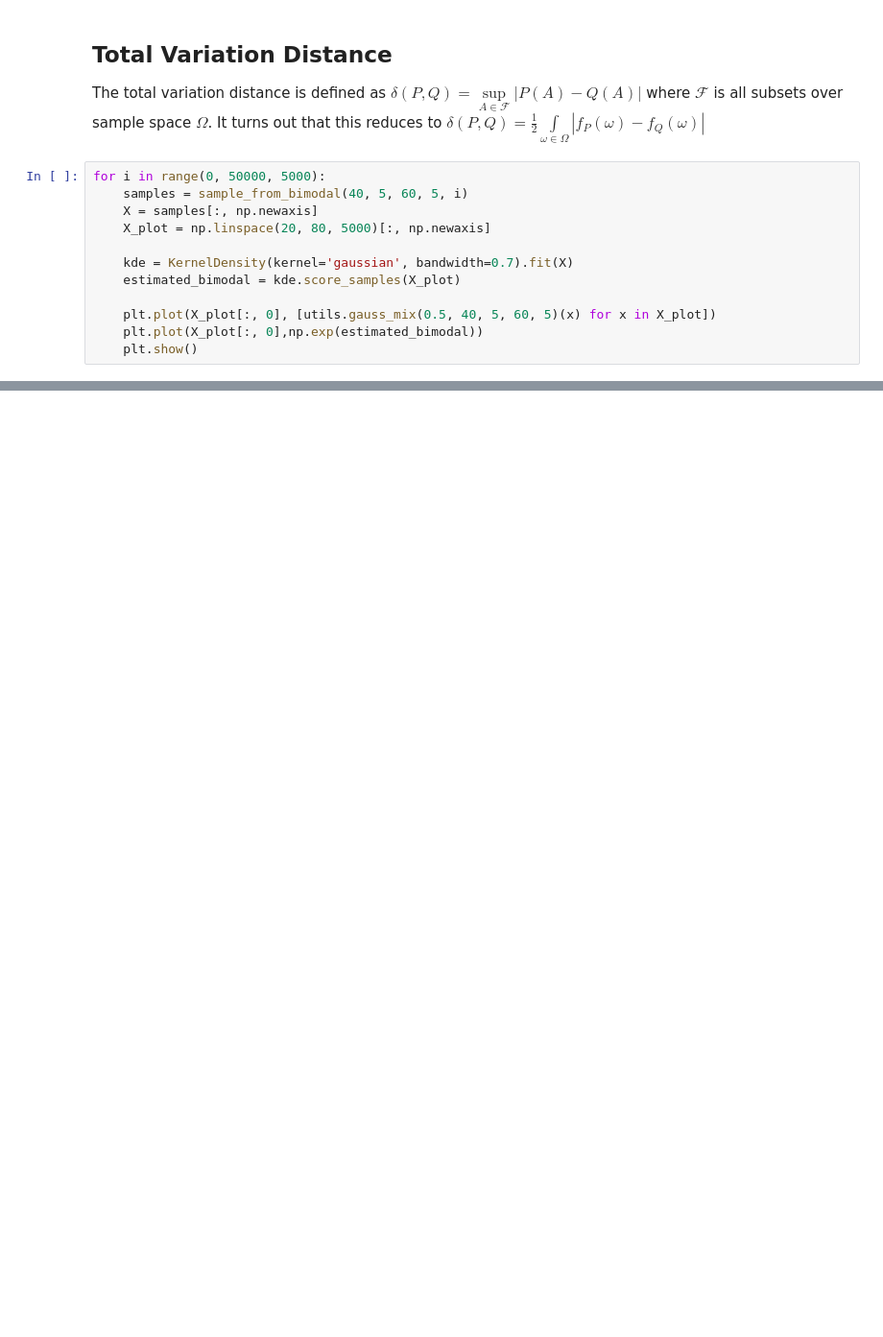
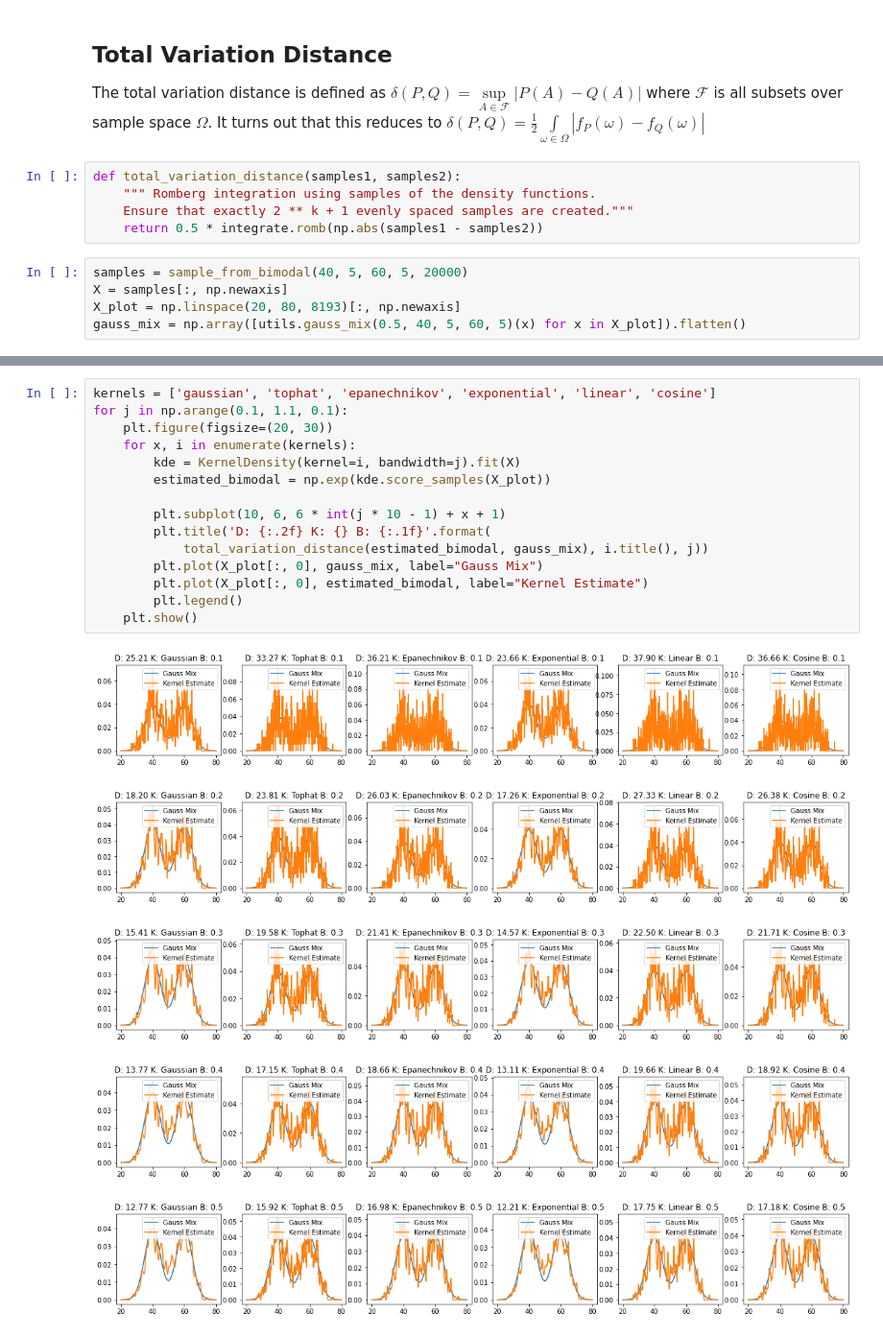
Before and after one commit to NaveenGop/SamplingComparison, a Jupyter notebook: Lab 5.ipynb, the cells around one changed output, grey strips where cells are left out. Shown at 96% size. Saved outputs shown, nothing was run; the diff lists cells and outputs as text; blank space fills up the shorter version.

Commit message:
initial total variation distance

```diff
--- a/Lab 5.ipynb
+++ b/Lab 5.ipynb
@@ -149,15 +150,13 @@ plt.show()
 ## Total Variation Distance
 
 The total variation distance is defined as $\delta(P, Q) = \sup\limits_{A\in\mathcal{F}}|P(A)-Q(A)|$ where $\mathcal{F}$ is all subsets over sample space $\Omega$. It turns out that this reduces to $\delta(P, Q)=\frac{1}{2}\int\limits_{\omega\in\Omega}|f_{P}(\omega)-f_{Q}(\omega)|$
+# %%
+def total_variation_distance(samples1, samples2):
+    """ Romberg integration using samples of the density functions.
+    Ensure that exactly 2 ** k + 1 evenly spaced samples are created."""
+    return 0.5 * integrate.romb(np.abs(samples1 - samples2))
 # %%
-for i in range(0, 50000, 5000):
-    samples = sample_from_bimodal(40, 5, 60, 5, i)
-    X = samples[:, np.newaxis]
-    X_plot = np.linspace(20, 80, 5000)[:, np.newaxis]
-
-    kde = KernelDensity(kernel='gaussian', bandwidth=0.7).fit(X)
-    estimated_bimodal = kde.score_samples(X_plot)
-
-    plt.plot(X_plot[:, 0], [utils.gauss_mix(0.5, 40, 5, 60, 5)(x) for x in X_plot])
-    plt.plot(X_plot[:, 0],np.exp(estimated_bimodal))
-    plt.show()
+samples = sample_from_bimodal(40, 5, 60, 5, 20000)
+X = samples[:, np.newaxis]
+X_plot = np.linspace(20, 80, 8193)[:, np.newaxis]
+gauss_mix = np.array([utils.gauss_mix(0.5, 40, 5, 60, 5)(x) for x in X_plot]).flatten()
@@ -174,0 +163,21 @@ for i in range(0, 50000, 5000):
+# %%
+kernels = ['gaussian', 'tophat', 'epanechnikov', 'exponential', 'linear', 'cosine']
+for j in np.arange(0.1, 1.1, 0.1):
+    plt.figure(figsize=(20, 30))
+    for x, i in enumerate(kernels):
+        kde = KernelDensity(kernel=i, bandwidth=j).fit(X)
+        estimated_bimodal = np.exp(kde.score_samples(X_plot))
+
+        plt.subplot(10, 6, 6 * int(j * 10 - 1) + x + 1)
+        plt.title('D: {:.2f} K: {} B: {:.1f}'.format(
+            total_variation_distance(estimated_bimodal, gauss_mix), i.title(), j))
+        plt.plot(X_plot[:, 0], gauss_mix, label="Gauss Mix")
+        plt.plot(X_plot[:, 0], estimated_bimodal, label="Kernel Estimate")
+        plt.legend()
+    plt.show()
+# %% [output]
+[figure, added]
+[figure, added]
+[figure, added]
+[figure, added]
+[figure, added]
```
Also changed, not shown: parts of 7 cells of this notebook.
